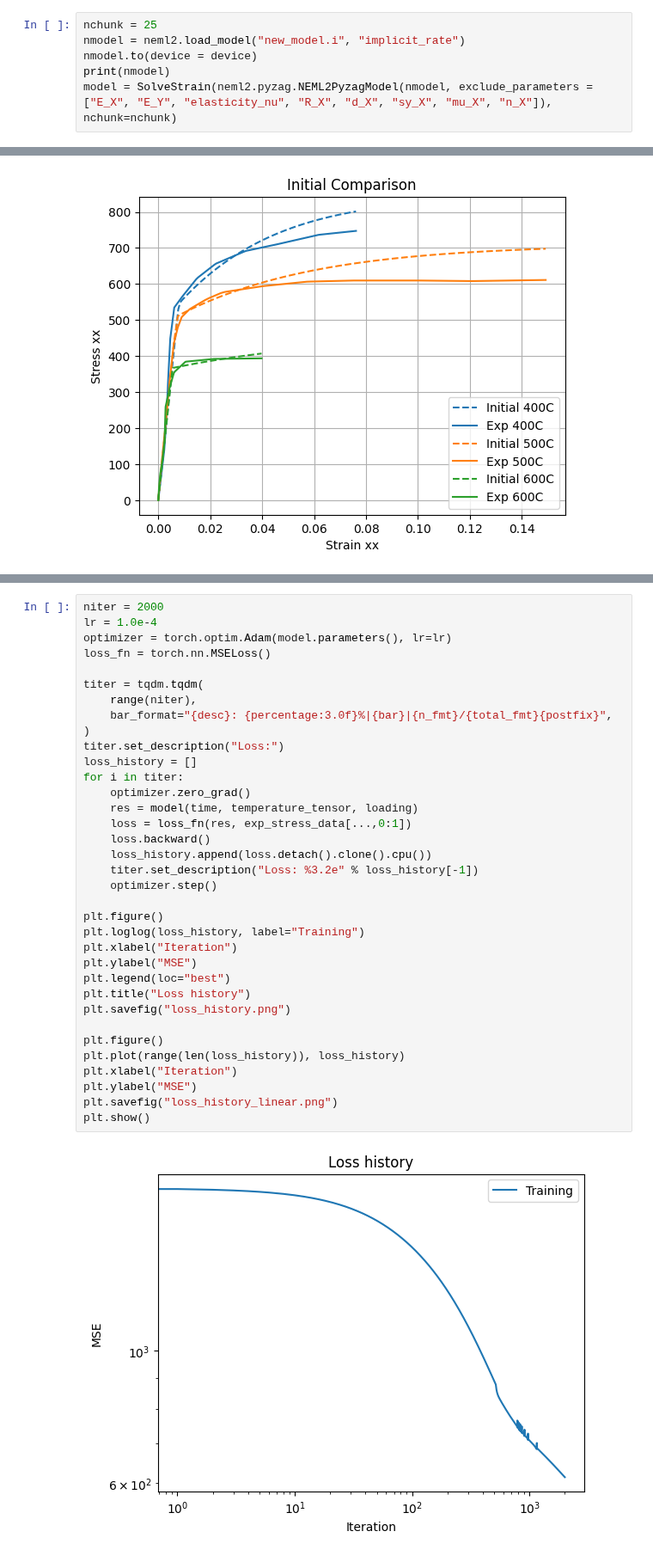
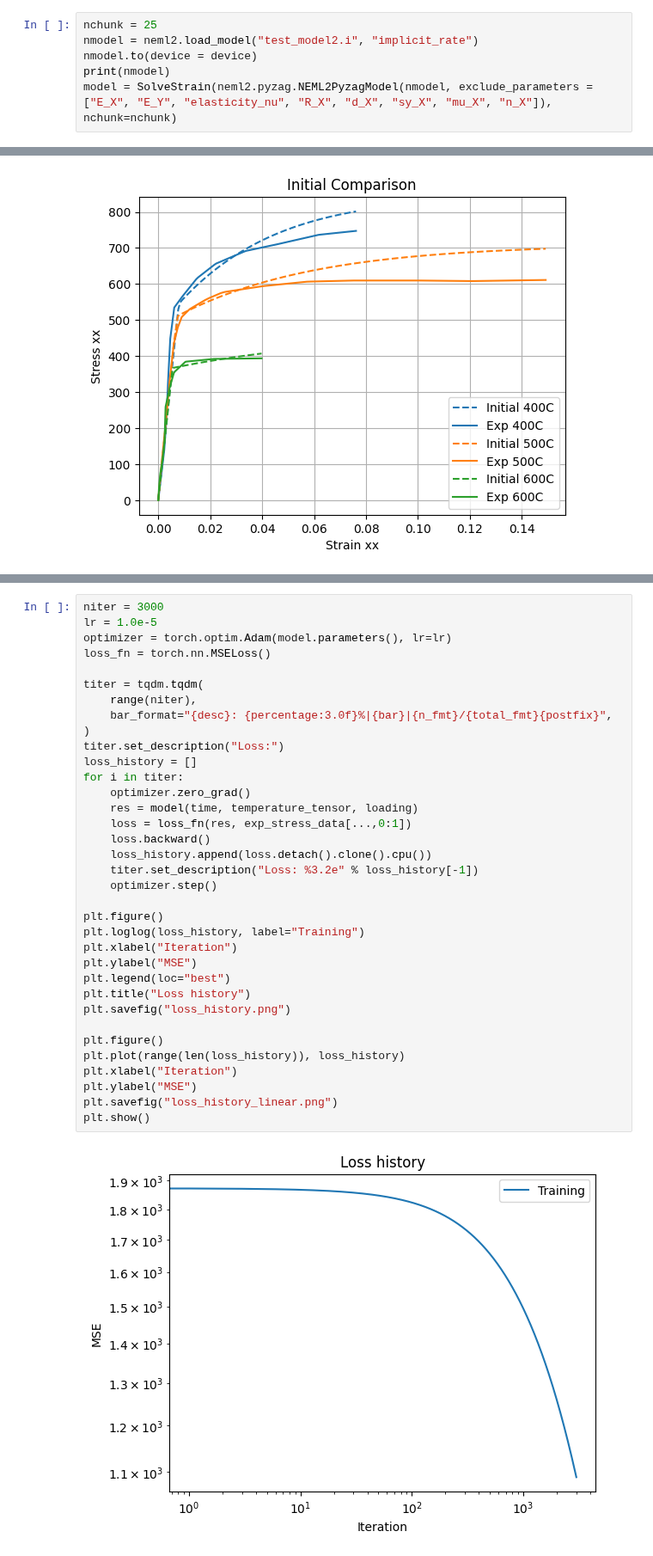
Before and after one commit to ColinMG2/neml2, a Jupyter notebook: cmg_projects/example_deterministic.ipynb, the cells around one changed output, grey strips where cells are left out. Shown at 86% size. Drawn from its saved outputs; the diff is of its cells as text.

```diff
--- a/cmg_projects/example_deterministic.ipynb
+++ b/cmg_projects/example_deterministic.ipynb
@@ -238,7 +239,7 @@ class SolveStrain(torch.nn.Module):
         return result[...,0:1]
 # %%
 nchunk = 25
-nmodel = neml2.load_model("new_model.i", "implicit_rate")
+nmodel = neml2.load_model("test_model2.i", "implicit_rate")
 nmodel.to(device = device)
 print(nmodel)
 model = SolveStrain(neml2.pyzag.NEML2PyzagModel(nmodel, exclude_parameters = ["E_X", "E_Y", "elasticity_nu", "R_X", "d_X", "sy_X", "mu_X", "n_X"]), nchunk=nchunk)
@@ -414,37 +424,37 @@ model_reparameterizer(model)
 # %%
-niter = 2000
-lr = 1.0e-4
+niter = 3000
+lr = 1.0e-5
 optimizer = torch.optim.Adam(model.parameters(), lr=lr)
 loss_fn = torch.nn.MSELoss()
 
 titer = tqdm.tqdm(
     range(niter),
     bar_format="{desc}: {percentage:3.0f}%|{bar}|{n_fmt}/{total_fmt}{postfix}",
 )
 titer.set_description("Loss:")
 loss_history = []
 for i in titer:
     optimizer.zero_grad()
     res = model(time, temperature_tensor, loading)
     loss = loss_fn(res, exp_stress_data[...,0:1])
     loss.backward()
     loss_history.append(loss.detach().clone().cpu())
     titer.set_description("Loss: %3.2e" % loss_history[-1])
     optimizer.step()
 
 plt.figure()
 plt.loglog(loss_history, label="Training")
 plt.xlabel("Iteration")
 plt.ylabel("MSE")
 plt.legend(loc="best")
 plt.title("Loss history")
 plt.savefig("loss_history.png")
 
 plt.figure()
 plt.plot(range(len(loss_history)), loss_history)
 plt.xlabel("Iteration")
 plt.ylabel("MSE")
 plt.savefig("loss_history_linear.png")
 plt.show()
 # %% [output]
-[figure, old version]
+[figure, new version]
```
Also changed, not shown: parts of 10 cells of this notebook, 5 other files.
